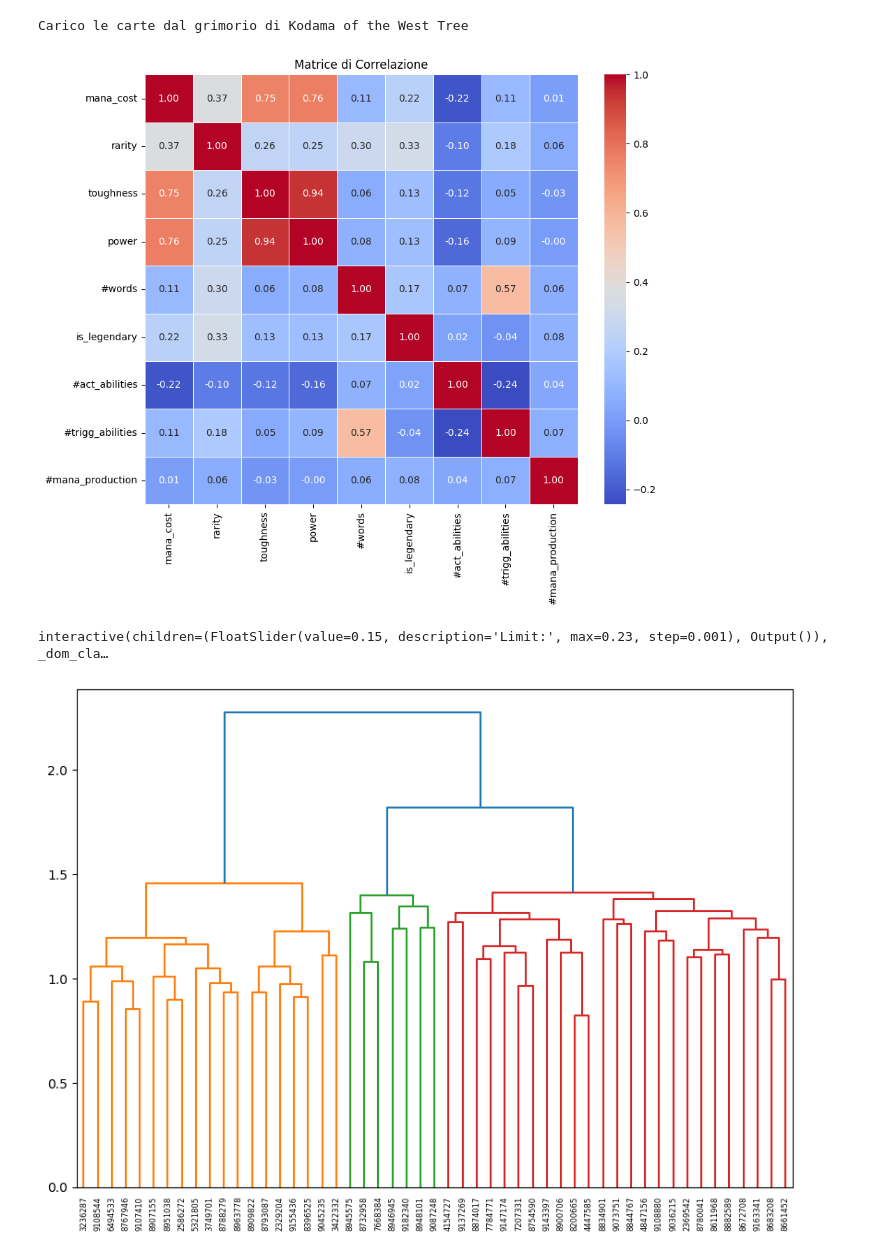
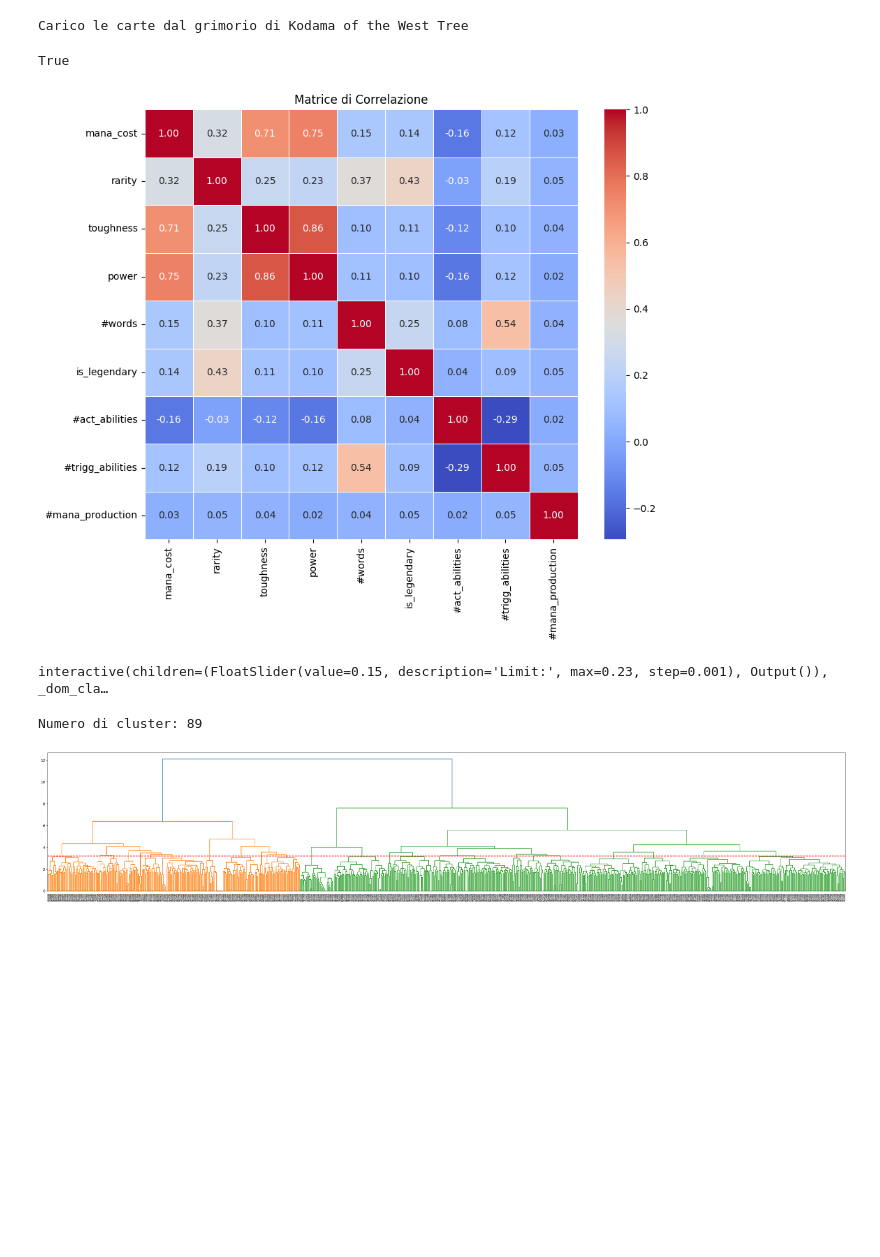
Before and after one commit to ax-ten/ICON-23-24-EDH, a Jupyter notebook: Correlation Matrix.ipynb, the cells around one changed output. Drawn from its saved outputs; the diff is of its cells as text; code cells hidden in the pictures; blank space fills up the shorter version.

```diff
--- a/Correlation Matrix.ipynb
+++ b/Correlation Matrix.ipynb
@@ -8,8 +8,8 @@ import src.decks as Decks
 # %%
 commander = "Kodama of the West Tree"
 # grim = Grimoire.Grimoire(omnicomprehensive=True)
-# Decks.fetch(By.COMMANDER, commander)
-grim = Grimoire.fetch(By.COMMANDER,commander,check_if_playable=True)
+# Decks.fetch(By.COMMANDER, commander,do_load=False,upper_limit=1000)
+grim = Grimoire.fetch(By.COMMANDER,commander)
 # %% [output]
 Carico le carte dal grimorio di Kodama of the West Tree
 # %%
@@ -47,6 +47,8 @@ df_scaled[numeric_cols] =  scaler.fit_transform(df[numeric_cols])
 correlation_matrix = df_scaled.corr()
 # %%
 grim.remove(9092494)
+# %% [output]
+True
 # %%
 import numpy as np # type: ignore
 plt.figure(figsize=(10, 8))
@@ -55,7 +57,7 @@ sns.heatmap(correlation_matrix, annot=np.round(correlation_matrix, 2), cmap='coo
 plt.title('Matrice di Correlazione')
 plt.show()
 # %% [output]
-[figure, old version]
+[figure, new version]
 # %%
 import ipywidgets as widgets
 from IPython.display import display
@@ -137,20 +139,26 @@ if (matrix < 0).any():
 
 # print("GIF animata creata: heatmap_animation.gif")
 # %%
-from sklearn.cluster import AffinityPropagation
+from sklearn.cluster import AgglomerativeClustering
 import matplotlib.pyplot as plt
 import scipy.cluster.hierarchy as sch
 
+deck_ids = list(grim.get_all_deck_ids())
 
-clustering = AffinityPropagation(preference=10)
+model = AgglomerativeClustering(distance_threshold=3.2, n_clusters=None)
 
 distanze = 1 - matrix
-deck_ids = list(grim.get_all_deck_ids())
-labels = clustering.fit_predict(distanze)
+labels = model.fit_predict(distanze)
 
+# Numero di cluster
+n_clusters = len(set(labels))
+print(f"Numero di cluster: {n_clusters}")
 
-plt.figure(figsize=(10, 7))
+# Visualizza il dendrogramma
+plt.figure(figsize=(40, 7))
 dendrogram = sch.dendrogram(sch.linkage(distanze, method='complete'), labels=deck_ids)
+plt.axhline(y=3.2, color='r', linestyle='--')  # Imposta una soglia per tagliare i cluster
 plt.show()
 # %% [output]
+Numero di cluster: 89
-[figure, old version]
+[figure, new version]
```
Also changed, not shown: parts of 4 cells of this notebook, 4 other files.
